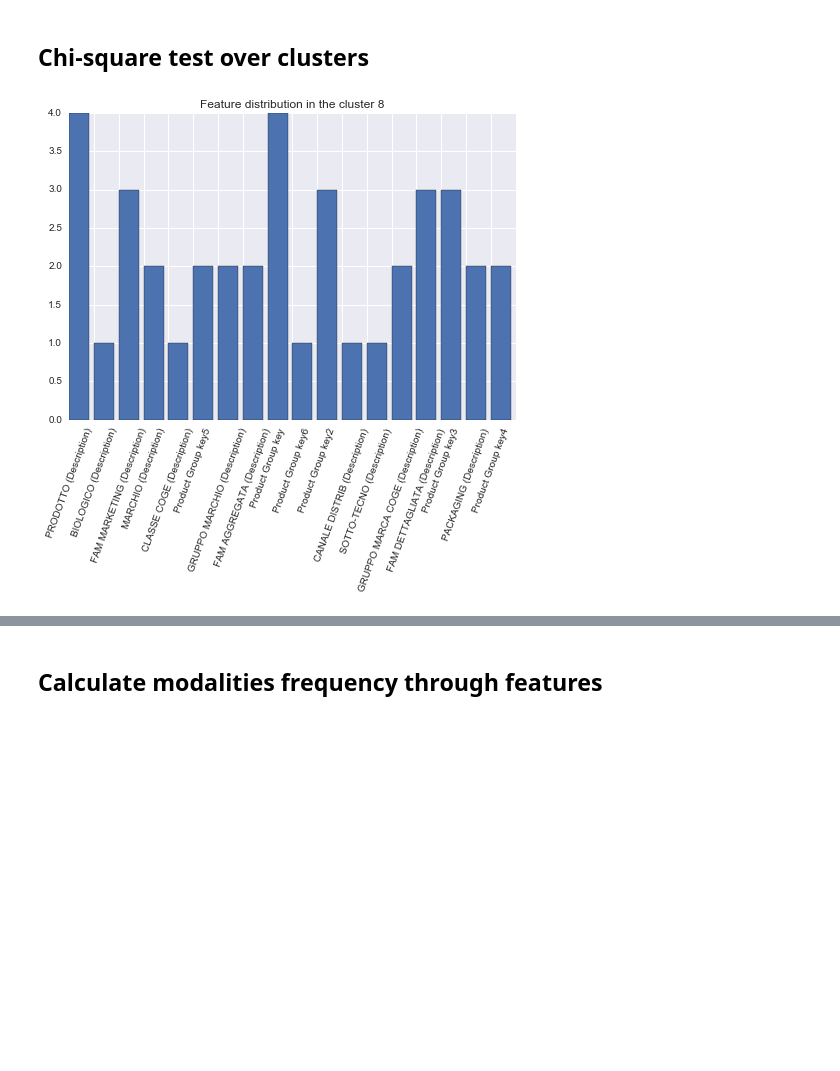
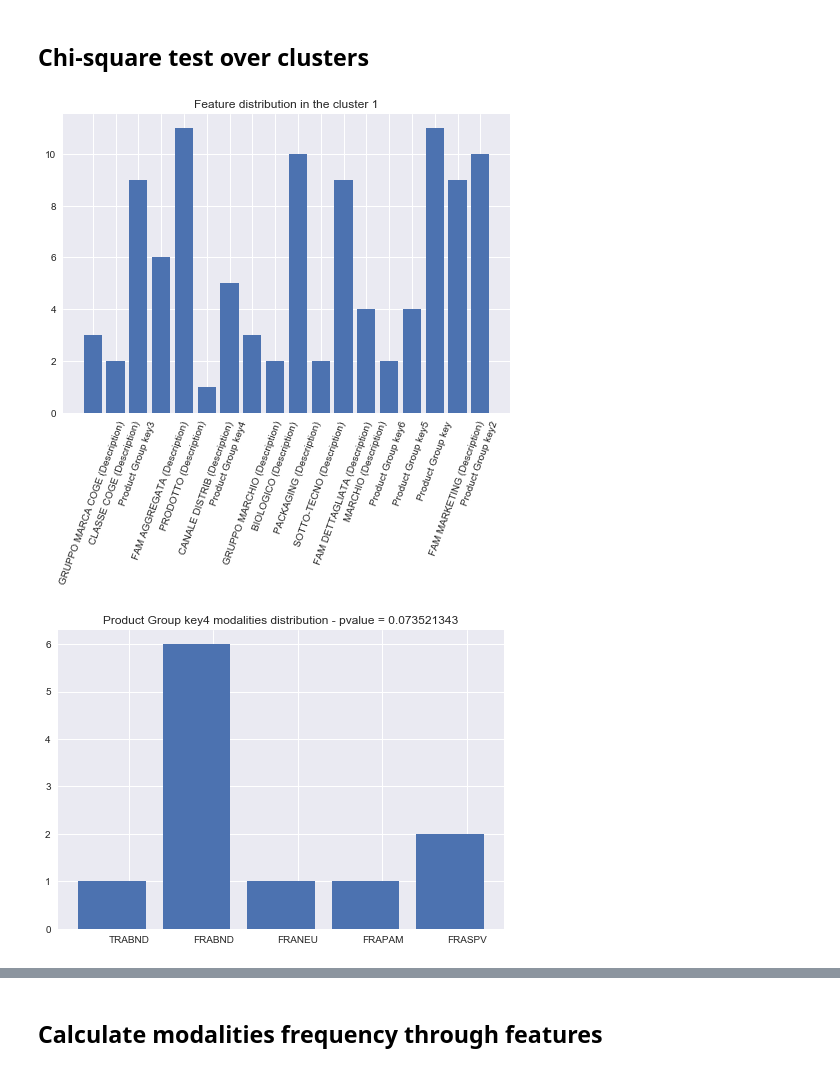
Before and after one commit to imad24/pc_clustering, a Jupyter notebook: notebooks/0.3-imad-cluster-analysis.ipynb, the cells around one changed output, grey strips where cells are left out. Saved outputs shown, nothing was run; the diff lists cells and outputs as text; code cells hidden in the pictures; blank space fills up the shorter version.

```diff
--- a/notebooks/0.3-imad-cluster-analysis.ipynb
+++ b/notebooks/0.3-imad-cluster-analysis.ipynb
@@ -24,7 +24,7 @@ from IPython.display import display
 processed_path = "..\\data\\processed\\"
 interim_path = "..\\data\\interim\\"
 file_name = "p2c1_clustering_clean.csv"
-file_name = "corr_p2c1_clustering_clean_jour.csv"
+file_name = "p2c1_clustering_clean_jour.csv"
 
 df_prd_cluster = pd.read_csv(interim_path+file_name, sep=';', encoding='utf-8').drop('Unnamed: 0',axis=1).set_index('Product Group key')
 
@@ -113,34 +113,35 @@ pthreashold = 0.2
 
 #get the features
 features = product_cluster.columns[:-2]
-clusters = [8]
+clusters = [1]
 
 res_features_over_cluster = [0]
 
 for c in clusters:
     #align each feature with its distrubtion in this cluster c
     cluster_feature_dist = clusters_feature_dist[c]
     dist = [len(x) for x in list(cluster_feature_dist.values())]
     keys = list(cluster_feature_dist.keys())
 
     #plot the dist of number of elements by feature in this clust
     plt.title("Feature distribution in the cluster %d"%c)
     plt.bar(range(len(keys)),dist)
     plt.xticks(range(len(keys)),keys,rotation=70)
 
     #for each feature display its distribution over modalities
     for feature in features:
         #get information from the previous array
         cluster_feature_dist = clusters_feature_dist[c]
         feature_distribution = list(cluster_feature_dist[feature].values())
         feature_keys = list(cluster_feature_dist[feature].keys())
         nftrs = len(feature_keys)
         chisq, p = chisquare(feature_distribution)
         if p<pthreashold:
             plt.figure()
             plt.title("%s modalities distribution - pvalue = %.9f"%(feature,p))
             plt.bar(np.arange(nftrs),feature_distribution)
             plt.xticks(np.arange(nftrs)+(1.0/nftrs),feature_keys,rotation=70 if nftrs>5 else 0)
     plt.show(block = True)
 # %% [output]
-[figure, old version]
+[figure, new version]
+[figure, added]
```
Also changed, not shown: parts of 10 cells of this notebook, 6 other files.
